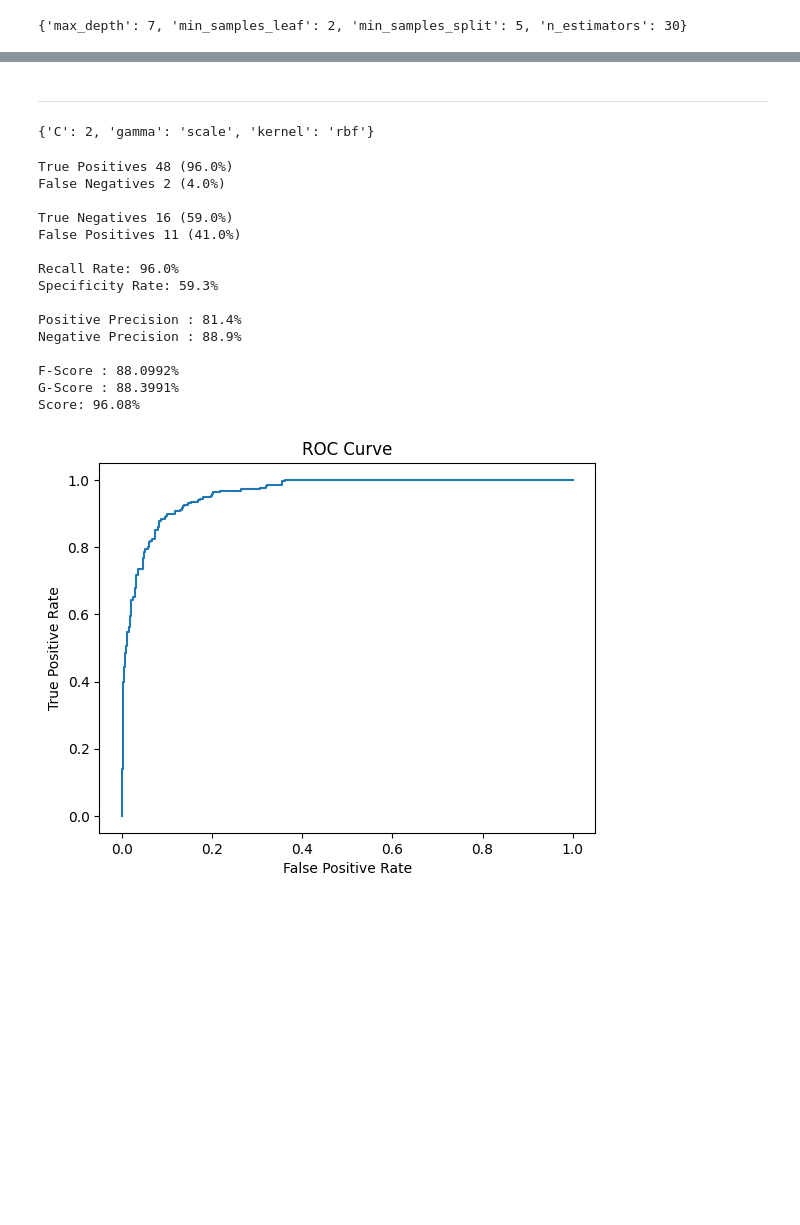
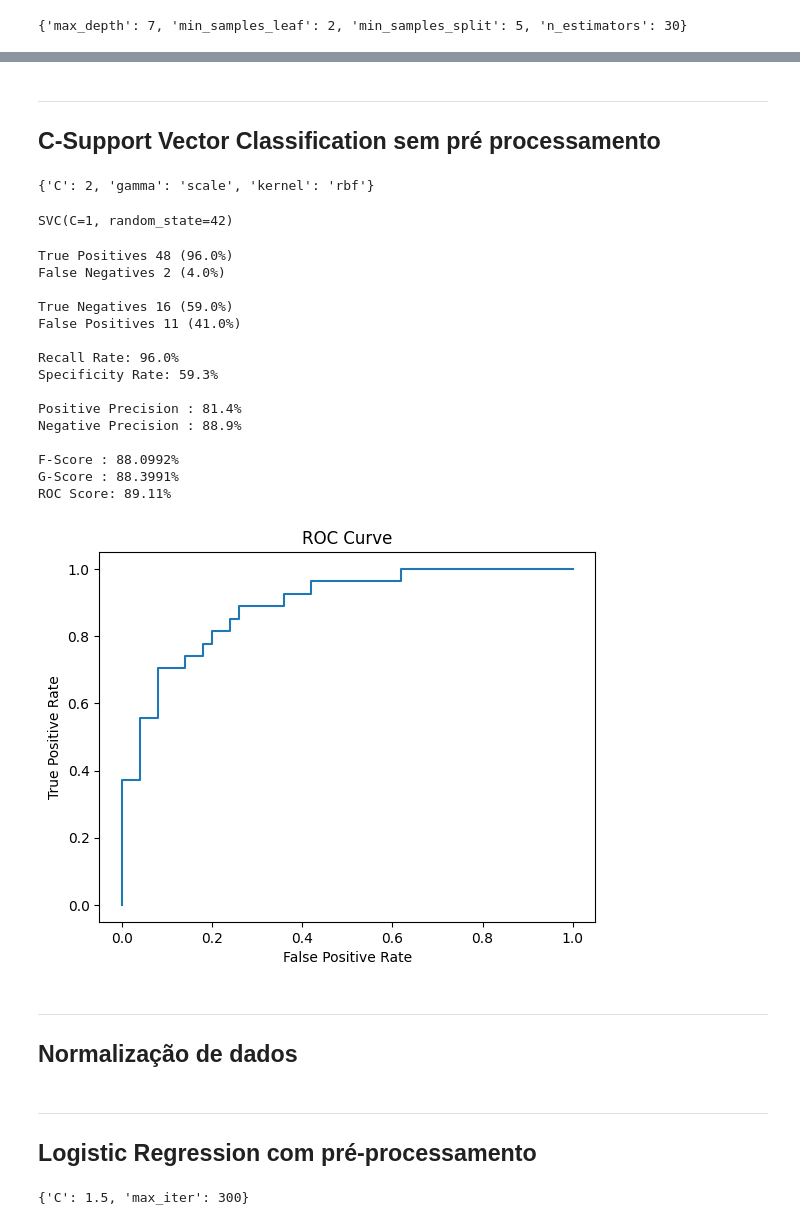
Before and after one commit to TeeVee304/A48630A51038A51811TP1, a Jupyter notebook: src/Joao_experimentation.ipynb, the cells around one changed output, grey strips where cells are left out. Drawn from its saved outputs; the diff is of its cells as text; code cells hidden in the pictures; blank space fills up the shorter version.

```diff
--- a/src/Joao_experimentation.ipynb
+++ b/src/Joao_experimentation.ipynb
@@ -98,4 +97,4 @@ print(lr_params)
 # %%
 lr_params = {'C': 1.5, 'max_iter': 300} #resultado do get_best_params
 lr = LogisticRegression(C=lr_params['C'], max_iter=lr_params['max_iter'], random_state=42)
-lr = lr.fit(treino_data, treino_target)
+lr.fit(treino_data, treino_target)
@@ -172,0 +154,6 @@ Score: 96.08%
+# %%
+rf_pred = rf.predict(teste_data)
+tl.predition_stats(teste_target, rf_pred)
+
+pp_rf = rf.predict_proba(teste_data)[:, 1]
+tl.ROC_curve(teste_target,pp_rf)
@@ -173,5 +177,6 @@ Score: 96.08%
 # %% [markdown]
 ---
+## C-Support Vector Classification sem pré processamento
 # %%
 # Definir a grade de parâmetros
 svc_param_grid = {
@@ -190,26 +195,31 @@ svc_params = {'C': 1, 'gamma': 'scale', 'kernel': 'rbf'} #resultado do get_best_
 
 svc = SVC(**svc_params, random_state=42)
 svc.fit(treino_data, treino_target)
+# %% [output]
+SVC(C=1, random_state=42)
 # %%
 svc_pred = svc.predict(teste_data)
 tl.predition_stats(teste_target, svc_pred)
 
-pp_svc = svc.decision_function(treino_data)
-tl.ROC_curve(treino_target,pp_rf)
+pp_svc = svc.decision_function(teste_data)
+tl.ROC_curve(teste_target,pp_rf)
 # %% [output]
 True Positives 48 (96.0%)
 False Negatives 2 (4.0%)
 
 True Negatives 16 (59.0%)
 False Positives 11 (41.0%)
 
 Recall Rate: 96.0%
 Specificity Rate: 59.3%
 
 Positive Precision : 81.4%
 Negative Precision : 88.9%
 
 F-Score : 88.0992%
 G-Score : 88.3991%
-Score: 96.08%
+ROC Score: 89.11%
-[figure, old version]
+[figure, new version]
+# %% [markdown]
+---
+## Normalização de dados
@@ -215,0 +235,17 @@ Score: 96.08%
+# %% [markdown]
+---
+## Logistic Regression com pré-processamento
+# %%
+# Grelha de parâmetros com os vários parâmetros que vão ser utilizados para encontrar a melhor combinação de parâmetros
+lr_param_grid = {
+    'C': [0.5, 1, 1.5, 2, 2.5, 3, 3.5, 4, 4.5, 5, 5.5, 6, 6.5, 7, 7.5, 8, 8.5, 9, 9.5, 10],
+    'max_iter': [300, 400, 500, 600, 700, 800, 900, 1000]
+}
+
+# Inicializar o classificador
+norm_lr = LogisticRegression(random_state=42)
+
+lr_params = tl.get_best_params(lr_param_grid, norm_lr, norm_treino_data, treino_target)
+print(lr_params)
+# %% [output]
+{'C': 1.5, 'max_iter': 300}
```
Also changed, not shown: parts of 27 cells of this notebook, 1 other file.
